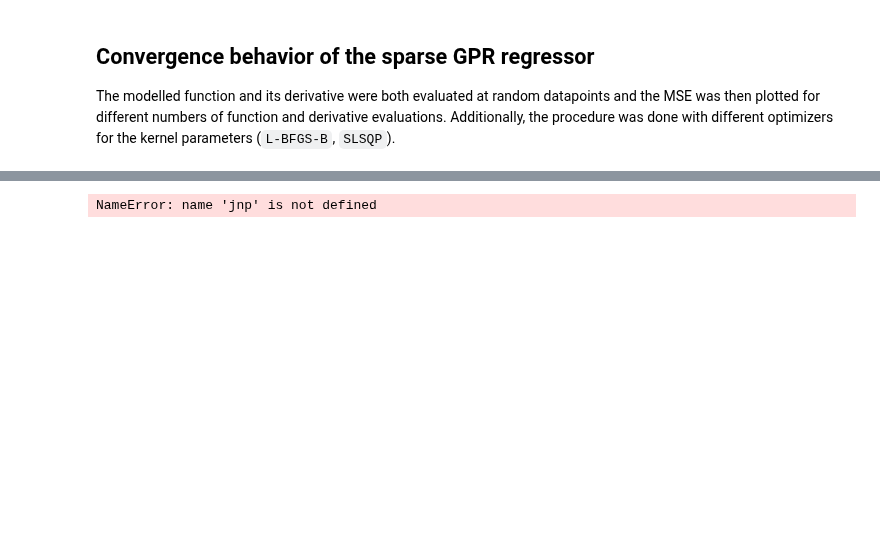
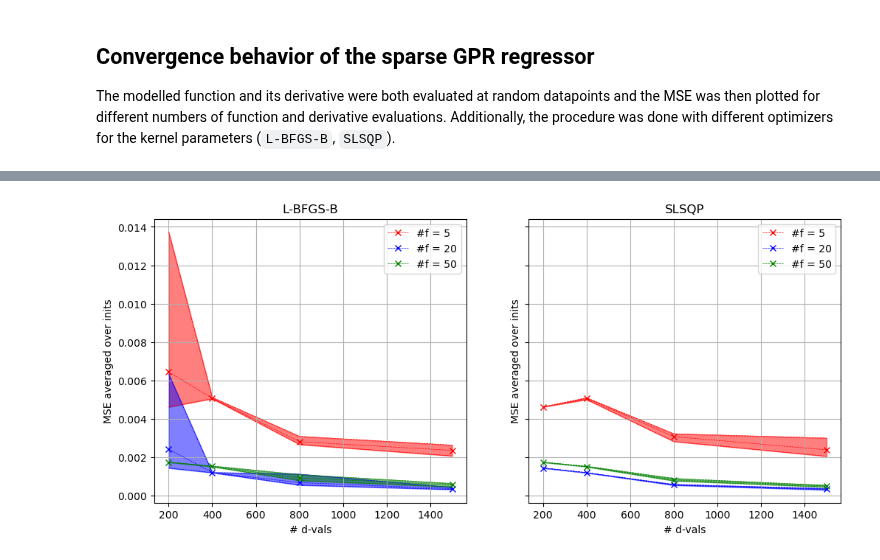
Before and after one commit to LukasEin/jaxgp, a Jupyter notebook: convergence_plot_him_sparse.ipynb, the cells around one changed output, grey strips where cells are left out. Drawn from its saved outputs; the diff is of its cells as text; code cells hidden in the pictures; blank space fills up the shorter version.

```diff
--- a/convergence_plot_him_sparse.ipynb
+++ b/convergence_plot_him_sparse.ipynb
@@ -24,19 +20,41 @@ d_vals = [5, 20, 50, 100, 200, 400, 800, 1500, 2000]
-# %%
-optimizers = ["L-BFGS-B", "SLSQP"]#, "TNC"
-fun = lambda x: testfunctions.himmelblau(x)/800.0
-num_gridpoints = jnp.array([100,100])
-ran = (jnp.array([-5.0,5.0]), jnp.array([-5.0,5.0]))
-
-in_dir = "./data_files/different_number_of_datapoints/non-ext"
-
-noise = 0.1
-seed = 0
-
-f_vals = [1, 5, 20, 50]
-d_vals = [5, 20, 50, 100, 200, 400, 800, 1500, 2000]
-
-iters_per_optimizer = 5
-
-X_train, Y_train = optimizertesting.create_training_data_2D(seed, num_gridpoints, ran, noise, fun)
-# %% [output]
-NameError: name 'jnp' is not defined
+# %%
+fig, ax = plt.subplots(1,len(optimizers),figsize=(12,5),sharey=True)
+
+_, Y = optimizertesting.create_training_data_2D(0, num_gridpoints, ran, 0.0, fun)
+Y = Y[:,0]
+
+colors = ["r", "b", "g", "cyan"]
+
+for i,optimizer in enumerate(optimizers):
+    for color,num_f_vals in zip(colors,f_vals):
+        avg = []
+        mini = []
+        maxi = []
+        for num_d_vals in d_vals:
+            means = jnp.load(f"{in_dir}/him_f{num_f_vals}d{num_d_vals}means{optimizer}.npz")
+
+            avg_mse = 0
+            min_mse = jnp.inf
+            max_mse = -jnp.inf
+            for iter, mean in enumerate(means.values()):
+                mse = jnp.mean((Y-mean)**2)
+                if mse < min_mse: min_mse = mse
+                if mse > max_mse: max_mse = mse
+                avg_mse += mse
+            avg_mse /= iter + 1
+
+            avg.append(avg_mse)
+            mini.append(min_mse)
+            maxi.append(max_mse)
+        ax[i].plot(d_vals,avg,marker="x", lw=.5, ls="--",label=f"#f = {num_f_vals}", color=color)
+        ax[i].plot(d_vals,mini, lw=.5, ls="--", color=color)
+        ax[i].plot(d_vals,maxi, lw=.5, ls="--", color=color)
+        ax[i].fill_between(d_vals, mini, maxi,alpha=0.5, color=color)
+    ax[i].grid()
+    ax[i].legend()
+    ax[i].set_xlabel("# d-vals")
+    ax[i].set_ylabel("MSE averaged over inits")
+    ax[i].set_title(optimizer)
+    # ax[i].set_ylim(0,0.1)
+# %% [output]
+[figure, added]
```
Also changed, not shown: parts of 4 cells of this notebook, 2 other files.
